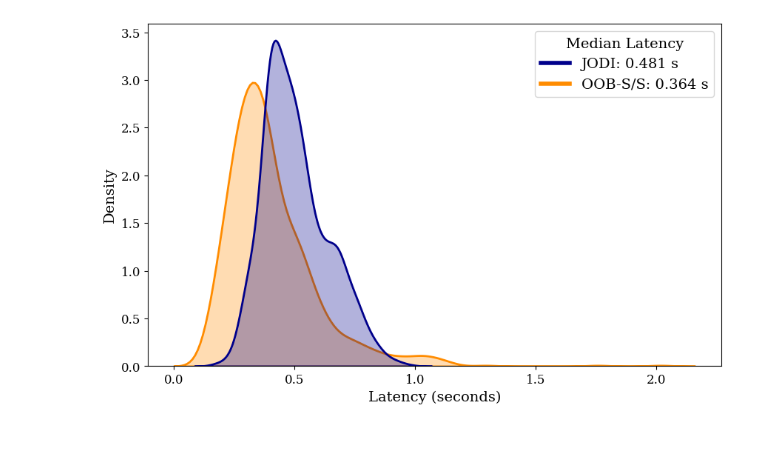
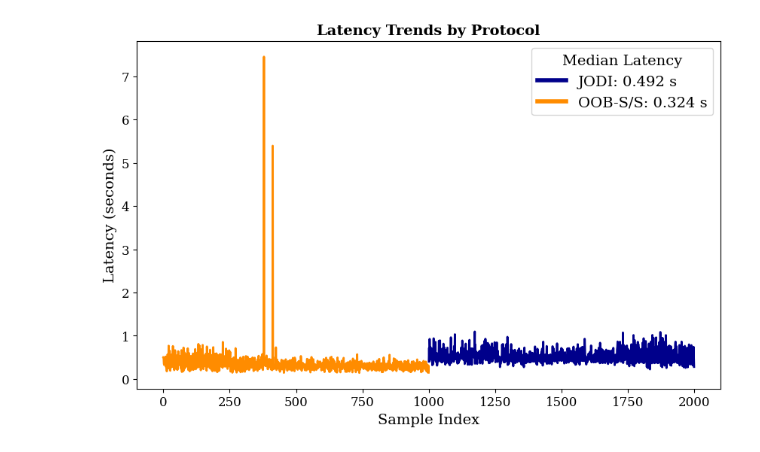
Before and after one commit to lokingdav/jodi, a Jupyter notebook: cpex/prototype/experiments/results/scripts/exp3-lat.ipynb, the cells around one changed output. Saved outputs shown, nothing was run; the diff lists cells and outputs as text; code cells hidden in the pictures.

```diff
--- a/cpex/prototype/experiments/results/scripts/exp3-lat.ipynb
+++ b/cpex/prototype/experiments/results/scripts/exp3-lat.ipynb
@@ -1,52 +1,69 @@
 # %%
 import matplotlib.pyplot as plt
-import seaborn as sns
 import pandas as pd
 import matplotlib as mpl
 
+# Define protocol labels for convenience
 oobss = 'oob-s/s'
 jodi = 'jodi'
 
 # Set global font settings to serif for academic formatting
 mpl.rcParams['font.family'] = 'serif'
-mpl.rcParams['font.size'] = 12  # Adjust to match academic text size
+mpl.rcParams['font.size'] = 12
 
 # Load the CSV file
 df = pd.read_csv("../experiment-3.csv")
 
 # Convert latency from milliseconds to seconds
-df["latency"] = df["latency"] / 1000  # Convert ms to seconds
-df["protocol"] = df["protocol"].str.lower()  # Convert to lowercase for better readability
+df["latency"] = df["latency"] / 1000
 
-# Define lighter colors for better visibility
-color_palette = {jodi: "darkblue", oobss: "darkorange"}  # Lighter blue and orange
+# --------------------------------------------------------
+# REMOVE these two lines so you do NOT overwrite protocols:
+# df = df.iloc[:2000].copy().reset_index(drop=True)
+# df["protocol"] = [oobss] * 1000 + [jodi] * 1000
+# --------------------------------------------------------
 
-# Create the KDE-based empirical PDF plot
+# Define color palette for each protocol
+color_palette = {jodi: "darkblue", oobss: "darkorange"}
+
+# Create the line chart
 plt.figure(figsize=(10, 6))
 
-# Plot KDE for each protocol
-for protocol in df["protocol"].unique():
-    subset = df[df["protocol"] == protocol]["latency"]
-    sns.kdeplot(subset, label=f"{protocol.upper()}", color=color_palette[protocol],
-                linewidth=2, fill=True, alpha=0.3)  # Fill adds transparency for better visibility
+# Plot a line for each protocol in the dataset
+for protocol in [oobss, jodi]:
+    subset = df[df["protocol"] == protocol]
+    plt.plot(subset.index,
+             subset["latency"],
+             label=protocol.upper(),
+             color=color_palette[protocol],
+             linewidth=2)
 
-# Labels and title
-# plt.title("Empirical Probability Density Function of Latency", fontsize=14, fontweight='bold')
-plt.xlabel("Latency (seconds)", fontsize=14)
-plt.ylabel("Density", fontsize=14)
+# Compute median latency for each protocol
+median_values = df.groupby("protocol")["latency"].median()
 
-median_values = df.groupby("protocol")["latency"].median()
+# Create a custom legend showing median latency
 handles = [
-    plt.Line2D([0], [0], color="darkblue", lw=4, label=f"{jodi.upper()}: {median_values[jodi]:.3f} s"),
-    plt.Line2D([0], [0], color="darkorange", lw=4, label=f"{oobss.upper()}: {median_values[oobss]:.3f} s"),
+    plt.Line2D([0], [0],
+               color=color_palette[jodi],
+               lw=4,
+               label=f"{jodi.upper()}: {median_values[jodi]:.3f} s"),
+    plt.Line2D([0], [0],
+               color=color_palette[oobss],
+               lw=4,
+               label=f"{oobss.upper()}: {median_values[oobss]:.3f} s"),
 ]
 plt.legend(handles=handles, title="Median Latency", title_fontsize="14", fontsize="14")
 
+# Labels and title
+plt.title("Latency Trends by Protocol", fontsize=14, fontweight='bold')
+plt.xlabel("Sample Index", fontsize=14)
+plt.ylabel("Latency (seconds)", fontsize=14)
+
 # Save as high-resolution PDF
-pdf_path = "../charts/latency_epdf.pdf"
+pdf_path = "../charts/latency_line_by_index.pdf"
 plt.savefig(pdf_path, format="pdf", dpi=300, bbox_inches="tight")
 
-# Show the plot
+# Display the plot
 plt.show()
 # %% [output]
-[figure, old version]
+[figure, new version]
```
Also changed, not shown: 4 other files.
